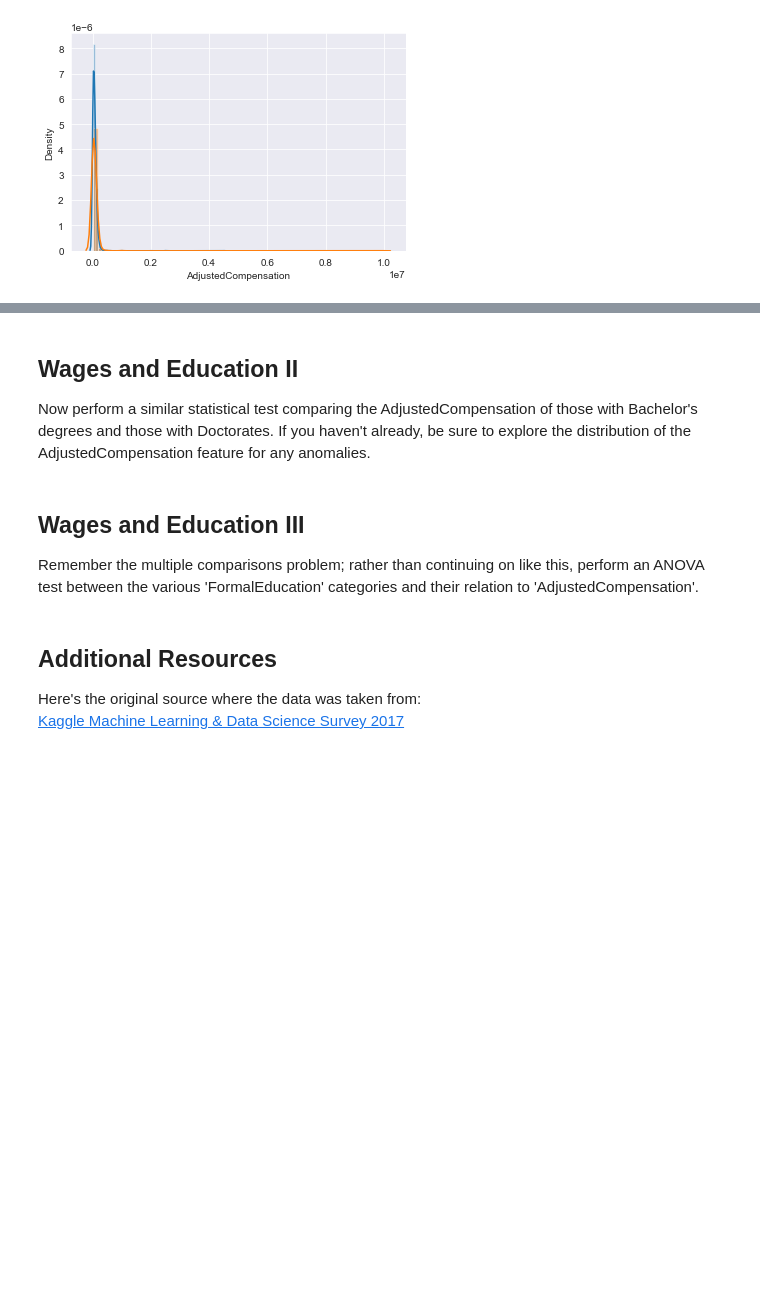
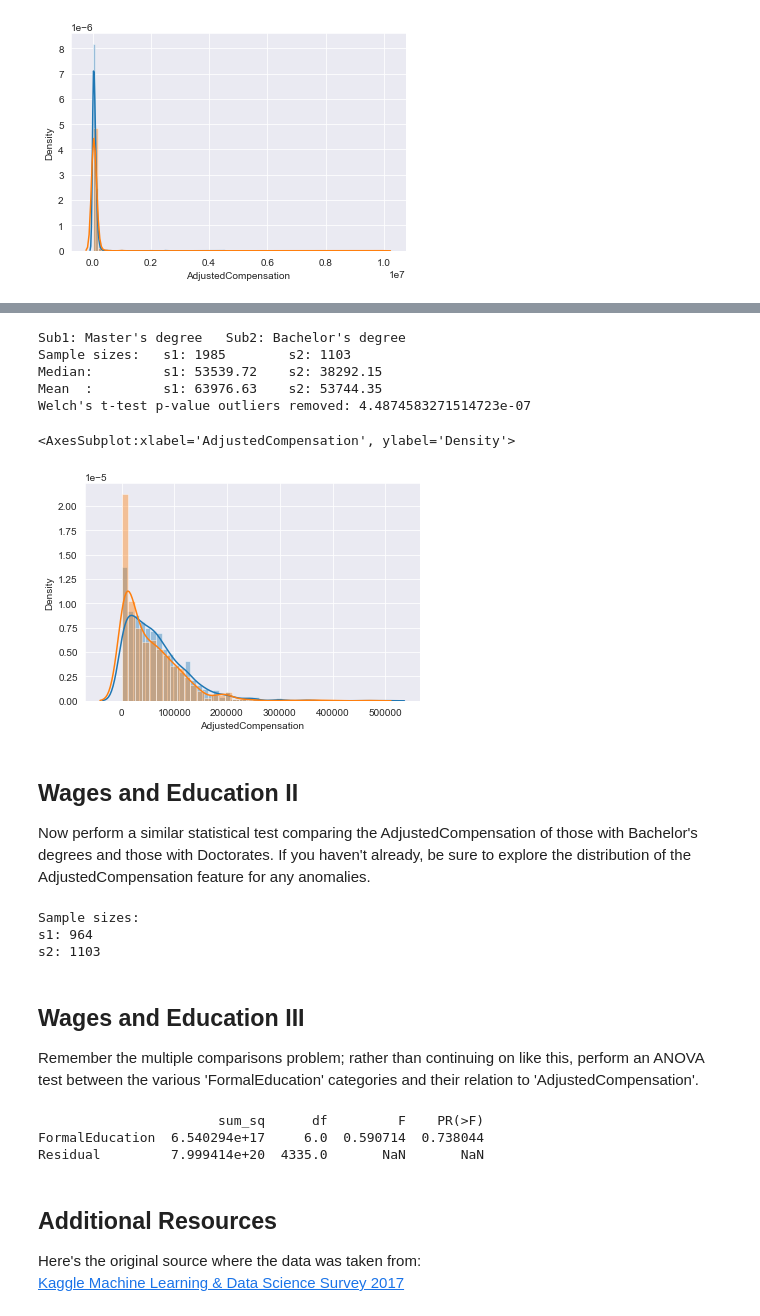
Before and after one commit to Brene-m/dsc-in-depth-ab-testing-lab, a Jupyter notebook: index.ipynb, the cells around one changed output, grey strips where cells are left out. Cells and saved outputs as stored; diff of their text form; code cells hidden in the pictures; blank space fills up the shorter version.

Commit message:
A/B test

```diff
--- a/index.ipynb
+++ b/index.ipynb
@@ -69,11 +102,54 @@ sns.distplot(s2)
+# %%
+#Outliers Removed
+print('Sub1: {}\tSub2: {}'.format(Ed1c1, Ed1c2))
+outlier_threshold = 500000
+sub1 = subset[(subset[Ed1]==Ed1c1) & (subset[Ed2]<=outlier_threshold)][Ed2]
+sub2 = subset[(subset[Ed1]==Ed1c2) & (subset[Ed2]<=outlier_threshold)][Ed2]
+print('Sample sizes: \ts1: {} \ts2: {}'.format(len(sub1), len(sub2)))
+print("Median: \ts1: {} \ts2: {}".format(round(sub1.median(),2), round(sub2.median(),2)))
+print("Mean  : \ts1: {} \ts2: {}".format(round(sub1.mean(),2), round(sub2.mean(),2)))
+
+print("Welch's t-test p-value outliers removed:", fs.p_value_welch_ttest(sub1, sub2))
+# %% [output]
+Sub1: Master's degree   Sub2: Bachelor's degree
+Sample sizes:   s1: 1985        s2: 1103
+Median:         s1: 53539.72    s2: 38292.15
+Mean  :         s1: 63976.63    s2: 53744.35
+Welch's t-test p-value outliers removed: 4.4874583271514723e-07
+# %%
+sns.distplot(sub1)
+sns.distplot(sub2)
+# %% [output]
+<AxesSubplot:xlabel='AdjustedCompensation', ylabel='Density'>
+[figure, added]
 # %% [markdown]
 ## Wages and Education II
 
 Now perform a similar statistical test comparing the AdjustedCompensation of those with Bachelor's degrees and those with Doctorates. If you haven't already, be sure to explore the distribution of the AdjustedCompensation feature for any anomalies.
+# %%
+outlier_threshold = 500000
+sub1 = subset[(subset[Ed1]=="Doctoral degree") & (subset[Ed2]<=outlier_threshold)][Ed2]
+sub2 = subset[(subset[Ed1]=="Bachelor's degree") & (subset[Ed2]<=outlier_threshold)][Ed2]
+print('Sample sizes: \ns1: {} \ns2: {}'.format(len(sub1), len(sub2)))
+# %% [output]
+Sample sizes:
+s1: 964
+s2: 1103
 # %% [markdown]
 ## Wages and Education III
 
 Remember the multiple comparisons problem; rather than continuing on like this, perform an ANOVA test between the various 'FormalEducation' categories and their relation to 'AdjustedCompensation'.
+# %%
+import statsmodels.api as sm
+from statsmodels.formula.api import ols
+formula = '{} ~ ({})'.format(Ed2, Ed1)
+lm = ols(formula, df).fit()
+table = sm.stats.anova_lm(lm, typ=2)
+print(table)
+# %% [output]
+                       sum_sq      df         F    PR(>F)
+FormalEducation  6.540294e+17     6.0  0.590714  0.738044
+Residual         7.999414e+20  4335.0       NaN       NaN
 # %% [markdown]
 ## Additional Resources
 
```
Also changed, not shown: parts of 6 cells of this notebook.
